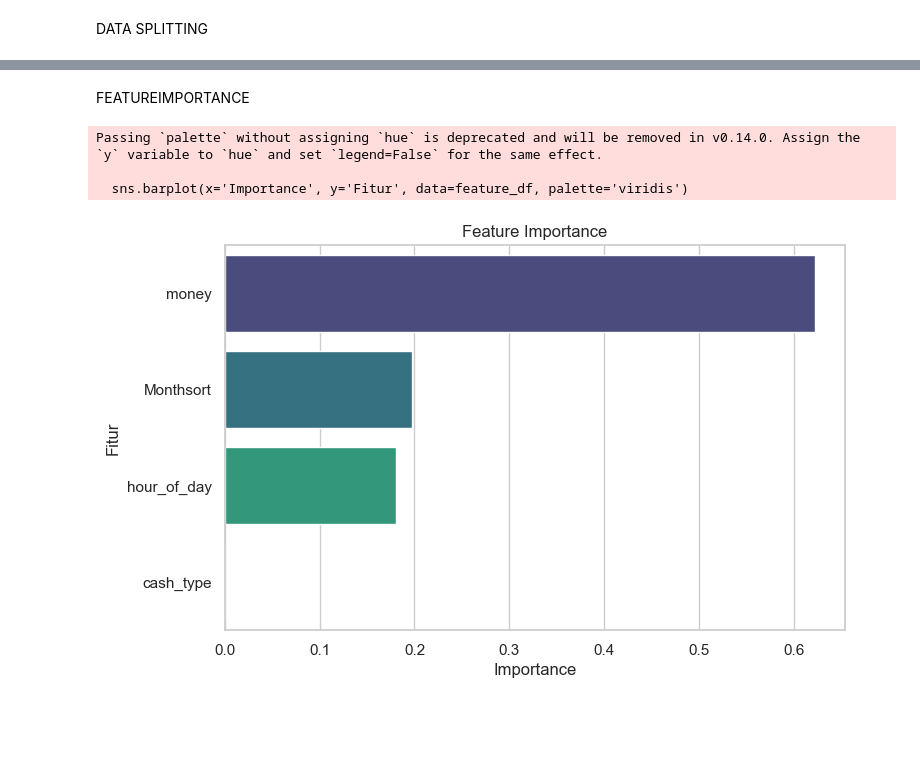
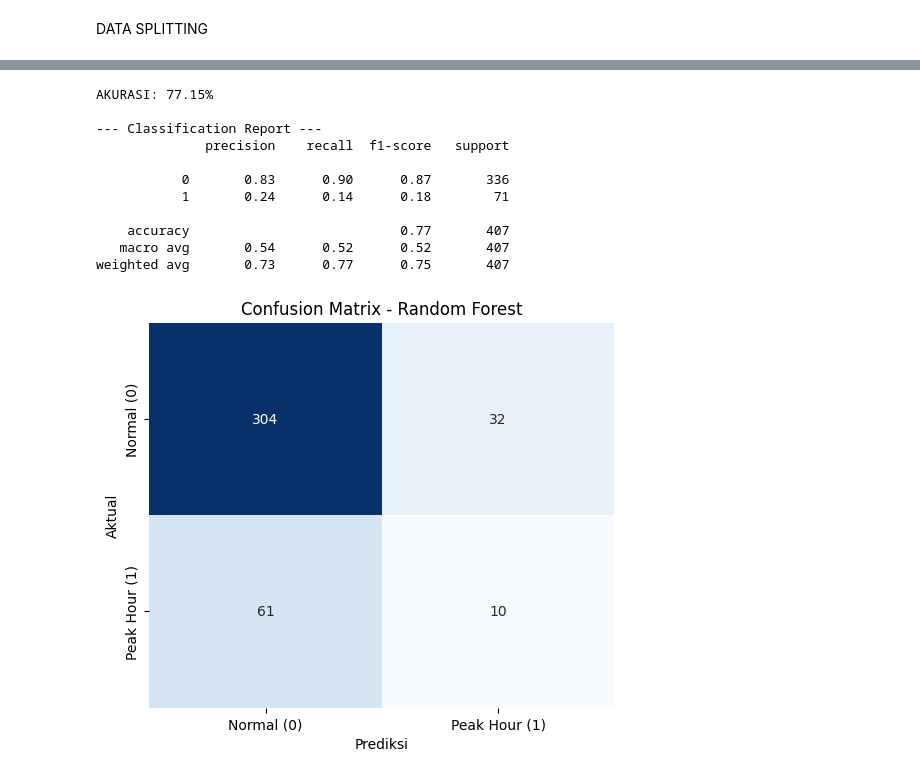
Before and after one commit to ananonano/projectDataScience, a Jupyter notebook: coffee.ipynb, the cells around one changed output, grey strips where cells are left out. Saved outputs shown, nothing was run; the diff lists cells and outputs as text; code cells hidden in the pictures; blank space fills up the shorter version.

```diff
--- a/coffee.ipynb
+++ b/coffee.ipynb
@@ -222,0 +212,10 @@ LATIH MODEL RANDOM FOREST
+# %%
+scaler = StandardScaler()
+
+X_train_scaled = scaler.fit_transform(X_train)
+X_test_scaled = scaler.transform(X_test)
+
+X_train = pd.DataFrame(X_train_scaled, columns=X.columns)
+X_test = pd.DataFrame(X_test_scaled, columns=X.columns)
+
+print("\nData fitur Training dan Testing sudah di-scale.")
@@ -223,4 +224,11 @@ LATIH MODEL RANDOM FOREST
 # %%
-rf_model = RandomForestClassifier(n_estimators=200, max_depth=20, random_state=42)
-rf_model.fit(X_train_scaled, y_train)
+rf_model = RandomForestClassifier(
+    n_estimators=100,
+    random_state=42,
+    n_jobs=-1
+)
+
+rf_model.fit(X_train, y_train)
+
+print("Model Random Forest berhasil dilatih.")
 # %% [output]
@@ -268,17 +236,31 @@ plt.show()
-# %% [markdown]
-FEATUREIMPORTANCE
-# %%
-feature_df = pd.DataFrame({
-    'Fitur': x.columns,
-    'Importance': rf_model.feature_importances_
-}).sort_values(by='Importance', ascending=False)
-
-plt.figure(figsize=(8, 5))
-sns.barplot(x='Importance', y='Fitur', data=feature_df, palette='viridis')
-plt.title('Feature Importance')
-plt.show()
-# %% [output]
-Passing `palette` without assigning `hue` is deprecated and will be removed in v0.14.0. Assign the `y` variable to `hue` and set `legend=False` for the same effect.
-
-  sns.barplot(x='Importance', y='Fitur', data=feature_df, palette='viridis')
-[figure, removed]
+# %%
+y_pred = rf_model.predict(X_test)
+
+accuracy = accuracy_score(y_test, y_pred)
+print(f"AKURASI: {accuracy:.2%}")
+
+print("\n--- Classification Report ---")
+print(classification_report(y_test, y_pred))
+
+plt.figure(figsize=(6, 5))
+cm = confusion_matrix(y_test, y_pred)
+sns.heatmap(cm, annot=True, fmt='d', cmap='Blues', cbar=False,
+            xticklabels=['Normal (0)', 'Peak Hour (1)'],
+            yticklabels=['Normal (0)', 'Peak Hour (1)'])
+plt.xlabel('Prediksi')
+plt.ylabel('Aktual')
+plt.title('Confusion Matrix - Random Forest')
+plt.show()
+# %% [output]
+AKURASI: 77.15%
+
+--- Classification Report ---
+              precision    recall  f1-score   support
+
+           0       0.83      0.90      0.87       336
+           1       0.24      0.14      0.18        71
+
+    accuracy                           0.77       407
+   macro avg       0.54      0.52      0.52       407
+weighted avg       0.73      0.77      0.75       407
+[figure, added]
```
Also changed, not shown: parts of 41 cells of this notebook, 1 other file.
